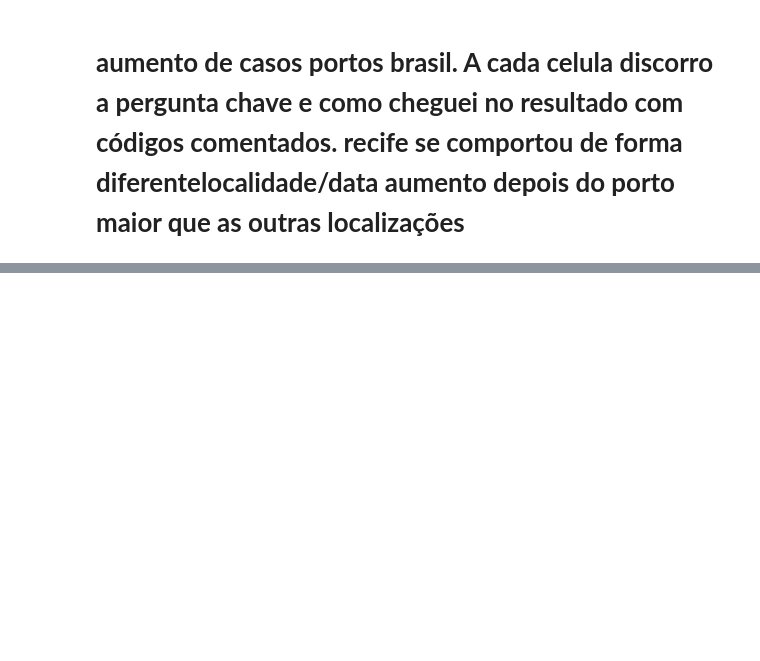
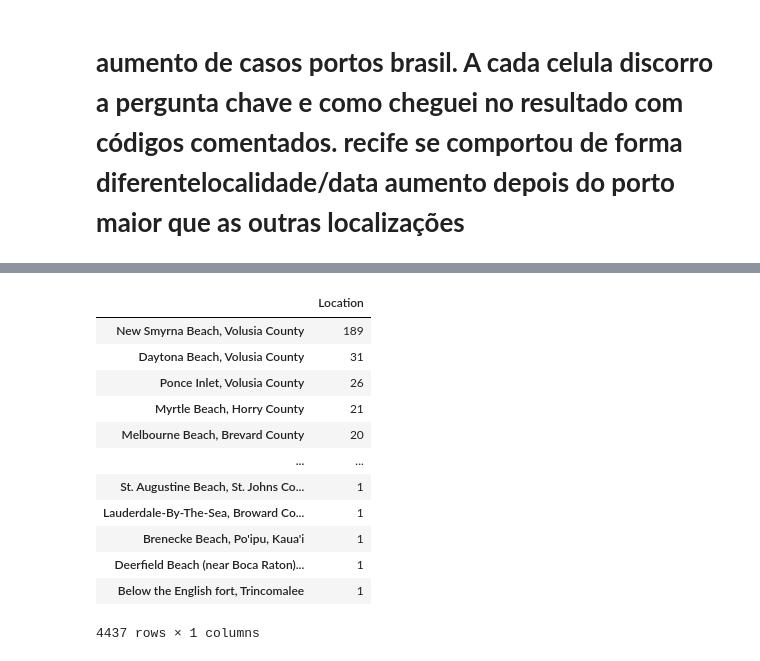
Before and after one commit to PedroPavanii/Shark_Project, a Jupyter notebook: Shark_1.ipynb, the cells around one changed output, grey strips where cells are left out. Cells and saved outputs as stored; diff of their text form; code cells hidden in the pictures; blank space fills up the shorter version.

```diff
--- a/Shark_1.ipynb
+++ b/Shark_1.ipynb
@@ -40,0 +54,3 @@ local_geral.loc[(local_geral['Country'] == 'Brazil') | (local_geral['Country'].i
+# %%
+#LIMPANDO LINHAS 100% NULAS E COLUNAS QUE NÃO TEM SIGNIFICADO PARA O ESTUDO.
+tabela_shark = tabela_shark.drop([ 'Investigator or Source', 'pdf', 'href formula', 'href', 'Case Number','Case Number.1', 'original order', 'Unnamed: 21', 'Unnamed: 22'], axis=1).dropna(how = 'all')
@@ -40,0 +76,16 @@ local_geral.loc[(local_geral['Country'] == 'Brazil') | (local_geral['Country'].i
+# %%
+tabela_shark['Location'].value_counts().to_frame()
+# %% [output]
+|  | Location |
+| New Smyrna Beach, Volusia County | 189 |
+| Daytona Beach, Volusia County | 31 |
+| Ponce Inlet, Volusia County | 26 |
+| Myrtle Beach, Horry County | 21 |
+| Melbourne Beach, Brevard County | 20 |
+| ... | ... |
+| St. Augustine Beach, St. Johns Co... | 1 |
+| Lauderdale-By-The-Sea, Broward Co... | 1 |
+| Brenecke Beach, Po'ipu, Kaua'i | 1 |
+| Deerfield Beach (near Boca Raton)... | 1 |
+| Below the English fort, Trincomalee | 1 |
+4437 rows × 1 columns
```
Also changed, not shown: parts of 6 cells of this notebook.
